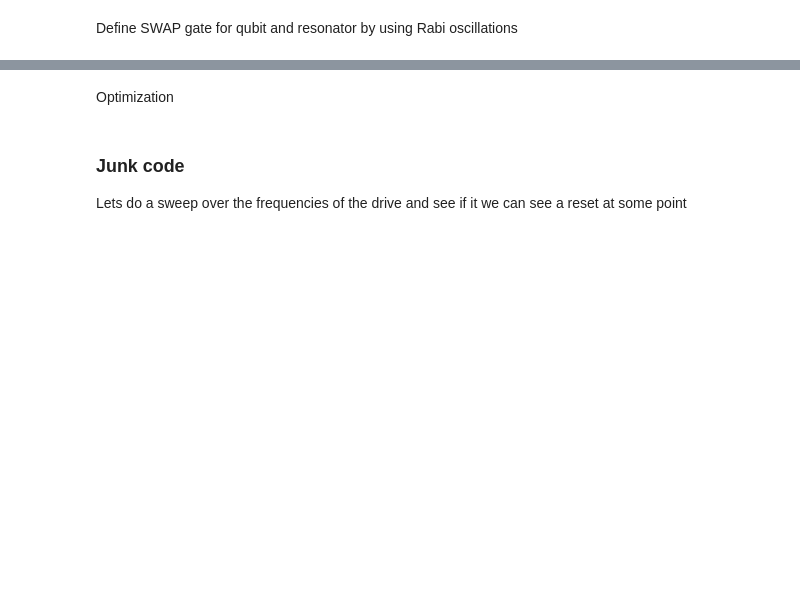
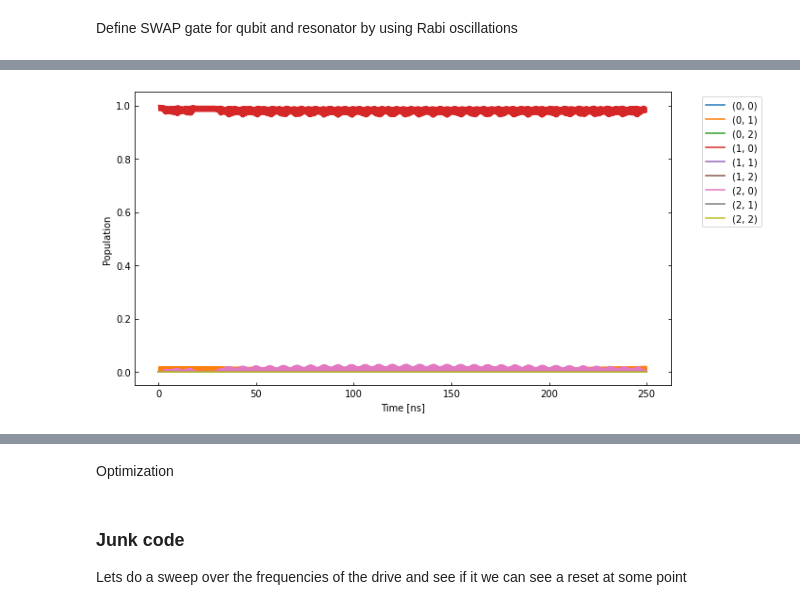
Before and after one commit to BackOnTrackIce/Qubit_readout, a Jupyter notebook: Ashutosh_codes/Qubit_reset_C3.ipynb, the cells around one changed output, grey strips where cells are left out. Cells and saved outputs as stored; diff of their text form; code cells hidden in the pictures; blank space fills up the shorter version.

```diff
--- a/Ashutosh_codes/Qubit_reset_C3.ipynb
+++ b/Ashutosh_codes/Qubit_reset_C3.ipynb
@@ -756,12 +933,14 @@ exp.set_opt_gates(['swap[0, 1]'])
 unitaries = exp.compute_propagators()
 #plotComplexMatrix(unitaries['swap[0, 1]'].numpy())
 # %%
-init_state_index = model.get_state_indeces([(1,0)])
+init_state_index = model.get_state_indeces([(1,0)])[0]
 psi_init = [[0] * model.tot_dim]
 psi_init[0][init_state_index] = 1
 init_state = tf.transpose(tf.constant(psi_init, tf.complex128))
 sequence = ['swap[0, 1]']
 plotPopulation(exp=exp, psi_init=init_state, sequence=sequence, usePlotly=False)
+# %% [output]
+[figure, added]
 # %%
 states_to_plot = [(0,1), (1,0), (0,2), (2,0), (1,1)]
 plotPopulation(exp=exp, psi_init=init_state, sequence=sequence, states_to_plot=states_to_plot, usePlotly=False)
```
Also changed, not shown: parts of 20 cells of this notebook, 14 other files.
